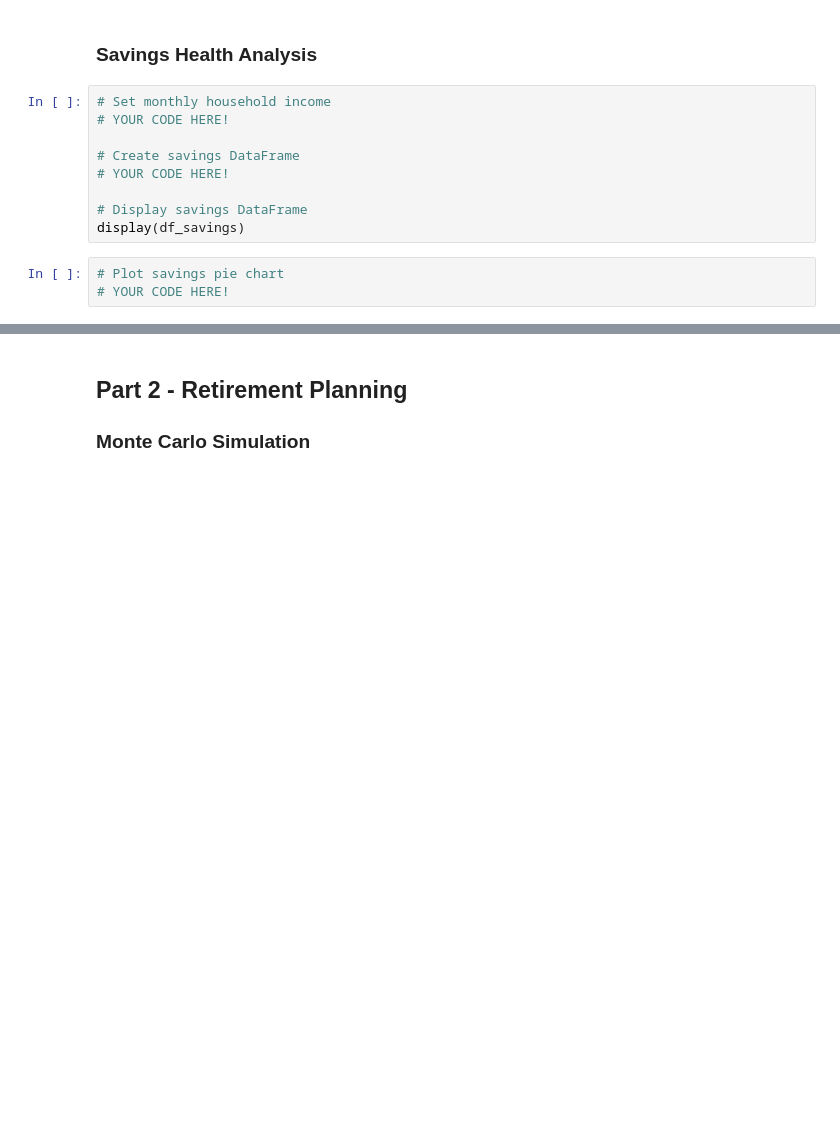
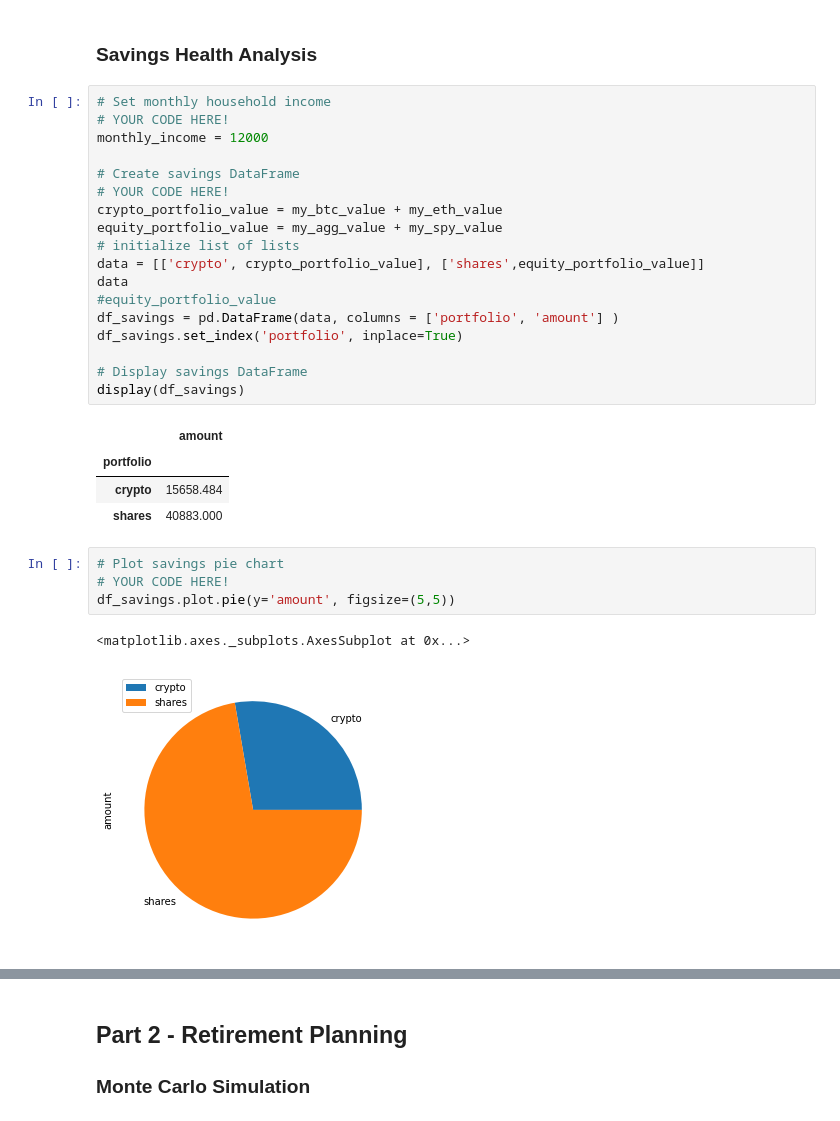
Before and after one commit to CacheKatch/financial_plan_api_cryp_bond_stocks, a Jupyter notebook: financial-planner.ipynb, the cells around one changed output, grey strips where cells are left out. Cells and saved outputs as stored; diff of their text form; blank space fills up the shorter version.

```diff
--- a/financial-planner.ipynb
+++ b/financial-planner.ipynb
@@ -156,15 +156,33 @@ The current value of your 200 AGG shares is $23541.00
 # %%
 # Set monthly household income
 # YOUR CODE HERE!
+monthly_income = 12000
 
 # Create savings DataFrame
 # YOUR CODE HERE!
+crypto_portfolio_value = my_btc_value + my_eth_value
+equity_portfolio_value = my_agg_value + my_spy_value
+# initialize list of lists
+data = [['crypto', crypto_portfolio_value], ['shares',equity_portfolio_value]]
+data
+#equity_portfolio_value
+df_savings = pd.DataFrame(data, columns = ['portfolio', 'amount'] )
+df_savings.set_index('portfolio', inplace=True)
 
 # Display savings DataFrame
 display(df_savings)
+# %% [output]
+|  | amount |
+| portfolio |  |
+| crypto | 15658.484 |
+| shares | 40883.000 |
 # %%
 # Plot savings pie chart
 # YOUR CODE HERE!
+df_savings.plot.pie(y='amount', figsize=(5,5))
+# %% [output]
+<matplotlib.axes._subplots.AxesSubplot at 0x...>
+[figure, added]
 # %%
 # Set ideal emergency fund
 emergency_fund = monthly_income * 3
```
Also changed, not shown: parts of 2 cells of this notebook.
